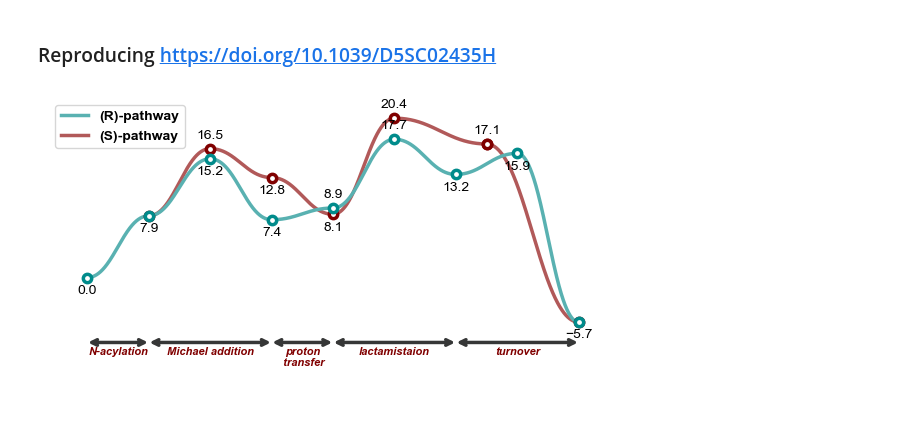
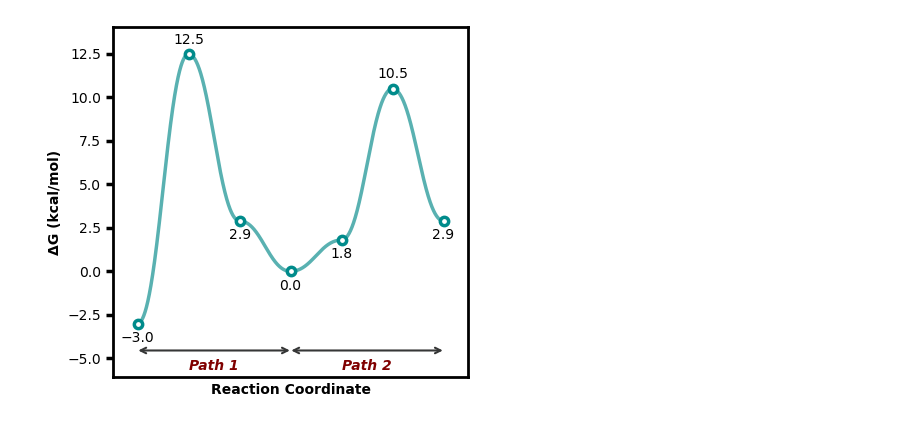
Before and after one commit to aligfellow/plotprofile, a Jupyter notebook: examples/example.ipynb, the cells around one changed output. Cells and saved outputs as stored; diff of their text form; code cells hidden in the pictures.

```diff
--- a/examples/example.ipynb
+++ b/examples/example.ipynb
@@ -59,27 +33,21 @@ plotter.plot(energy_sets)
-# %% [markdown]
-### Reproducing https://doi.org/10.1039/D5SC02435H
 # %%
 import sys
 from pathlib import Path
 sys.path.append(str(Path("..") / "src"))
 
 import plotProfile
 import numpy as np
 
 energy_sets = {
-    "(R)-pathway": [0.0, 7.9, 15.2, 7.4, 8.9, 17.7, 13.2, 15.9, -5.7],
-    "(S)-pathway": [np.nan, 7.9, 16.5, 12.8, 8.1, 20.4, 17.1, 17.1, -5.7],
+    "1": [-3.0, 12.5, 2.9, 0.0, 1.8, 10.5, 2.9]
 }
 
 annotations = {
-    'N-acylation': (0,1),
-    'Michael addition': (1,3),
-    'proton\n transfer': (3,4),
-    'lactamistaion': (4,6),
-    'turnover': (6,8),
+    'Path 1': (0,3),
+    'Path 2': (3,6),
 }
 
-plotter = plotProfile.plot.ReactionProfilePlotter(figsize=(6,3), segment_annotations=annotations, annotation_size=8, buffer_factor=0.03)
+plotter = plotProfile.plot.ReactionProfilePlotter(figsize=(4.5,4), segment_annotations=annotations, annotation_size=10, axes='box', show_legend=False)
 plotter.plot(energy_sets)
 # %% [output]
-[figure, old version]
+[figure, new version]
```
Also changed, not shown: parts of 4 cells of this notebook, 3 other files.
